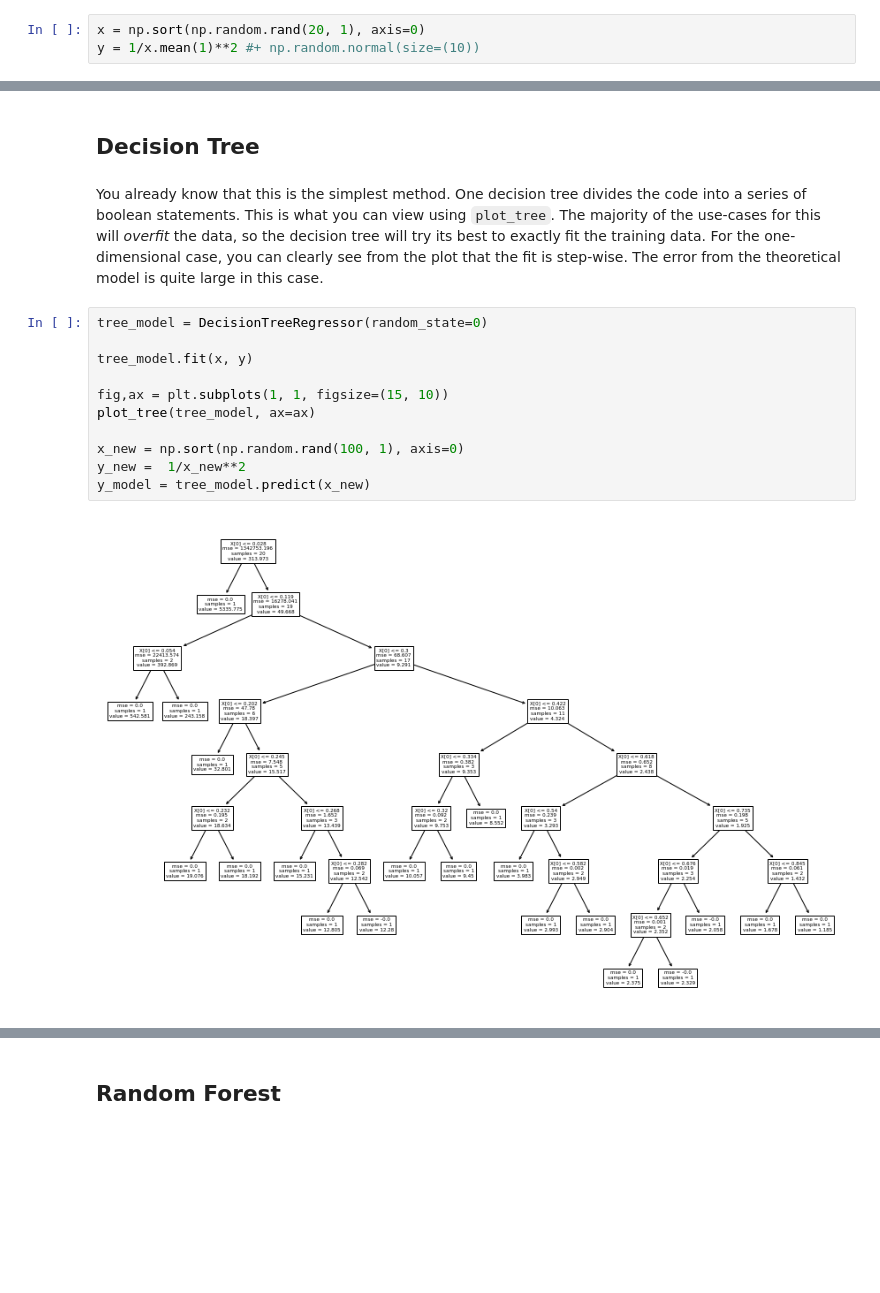
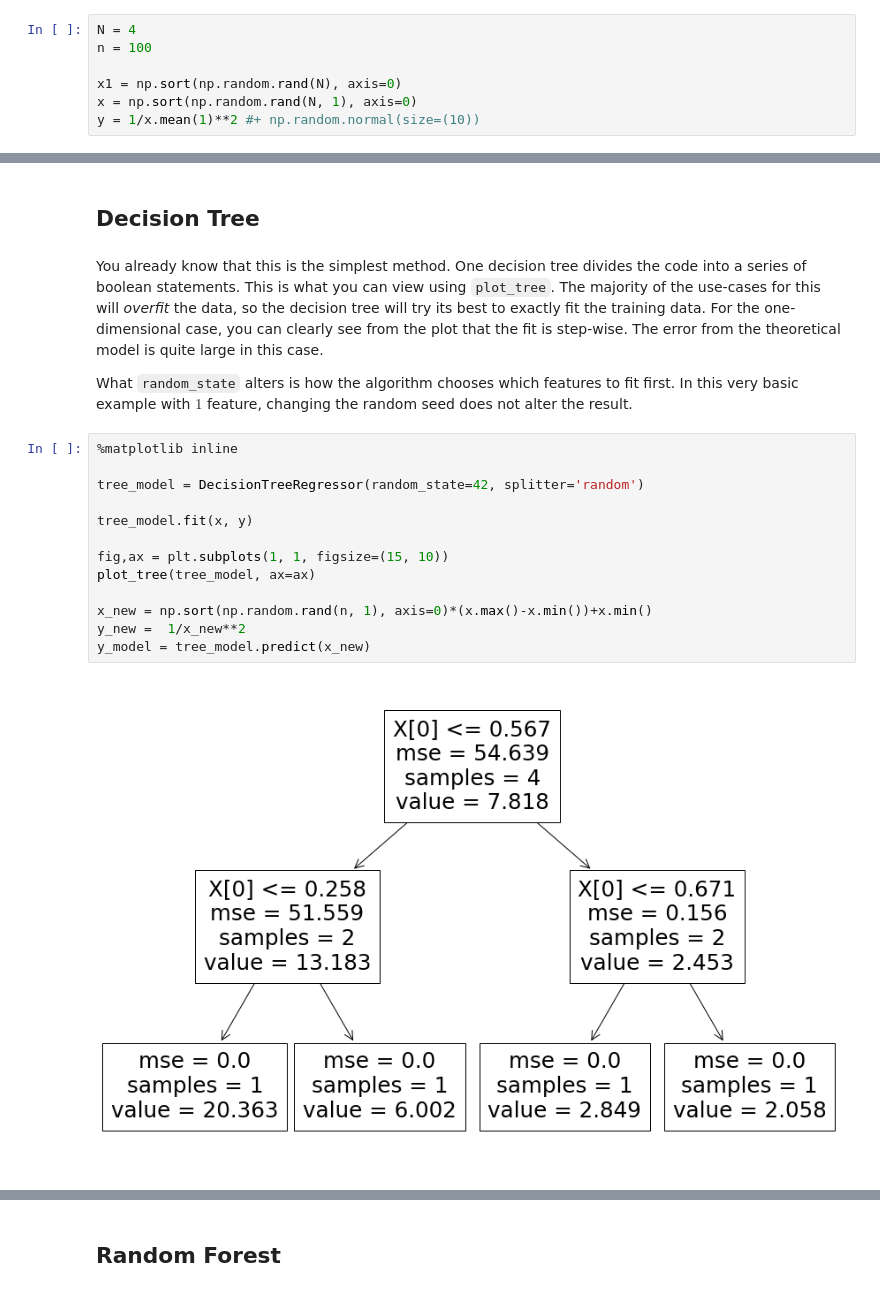
Before and after one commit to CraigYanitski/machinelearning, a Jupyter notebook: DecisionTrees.ipynb, the cells around one changed output, grey strips where cells are left out. Drawn from its saved outputs; the diff is of its cells as text; blank space fills up the shorter version.

```diff
--- a/DecisionTrees.ipynb
+++ b/DecisionTrees.ipynb
@@ -16,3 +18,7 @@ $$
 # %%
-x = np.sort(np.random.rand(20, 1), axis=0)
+N = 4
+n = 100
+
+x1 = np.sort(np.random.rand(N), axis=0)
+x = np.sort(np.random.rand(N, 1), axis=0)
 y = 1/x.mean(1)**2 #+ np.random.normal(size=(10))
@@ -20,19 +37,23 @@ y = 1/x.mean(1)**2 #+ np.random.normal(size=(10))
 ## Decision Tree
 # %% [markdown]
 You already know that this is the simplest method. One decision tree divides the code into a series of boolean statements. This is what you can view using `plot_tree`. The majority of the use-cases for this will *overfit* the data, so the decision tree will try its best to exactly fit the training data. For the one-dimensional case, you can clearly see from the plot that the fit is step-wise. The error from the theoretical model is quite large in this case.
+
+What `random_state` alters is how the algorithm chooses which features to fit first. In this very basic example with $1$ feature, changing the random seed does not alter the result.
 # %%
-tree_model = DecisionTreeRegressor(random_state=0)
+%matplotlib inline
+
+tree_model = DecisionTreeRegressor(random_state=42, splitter='random')
 
 tree_model.fit(x, y)
 
 fig,ax = plt.subplots(1, 1, figsize=(15, 10))
 plot_tree(tree_model, ax=ax)
 
-x_new = np.sort(np.random.rand(100, 1), axis=0)
+x_new = np.sort(np.random.rand(n, 1), axis=0)*(x.max()-x.min())+x.min()
 y_new =  1/x_new**2
 y_model = tree_model.predict(x_new)
 # %% [output]
-[figure, old version]
+[figure, new version]
 # %%
 %matplotlib inline
 
```
Also changed, not shown: parts of 8 cells of this notebook, 7 other files.
